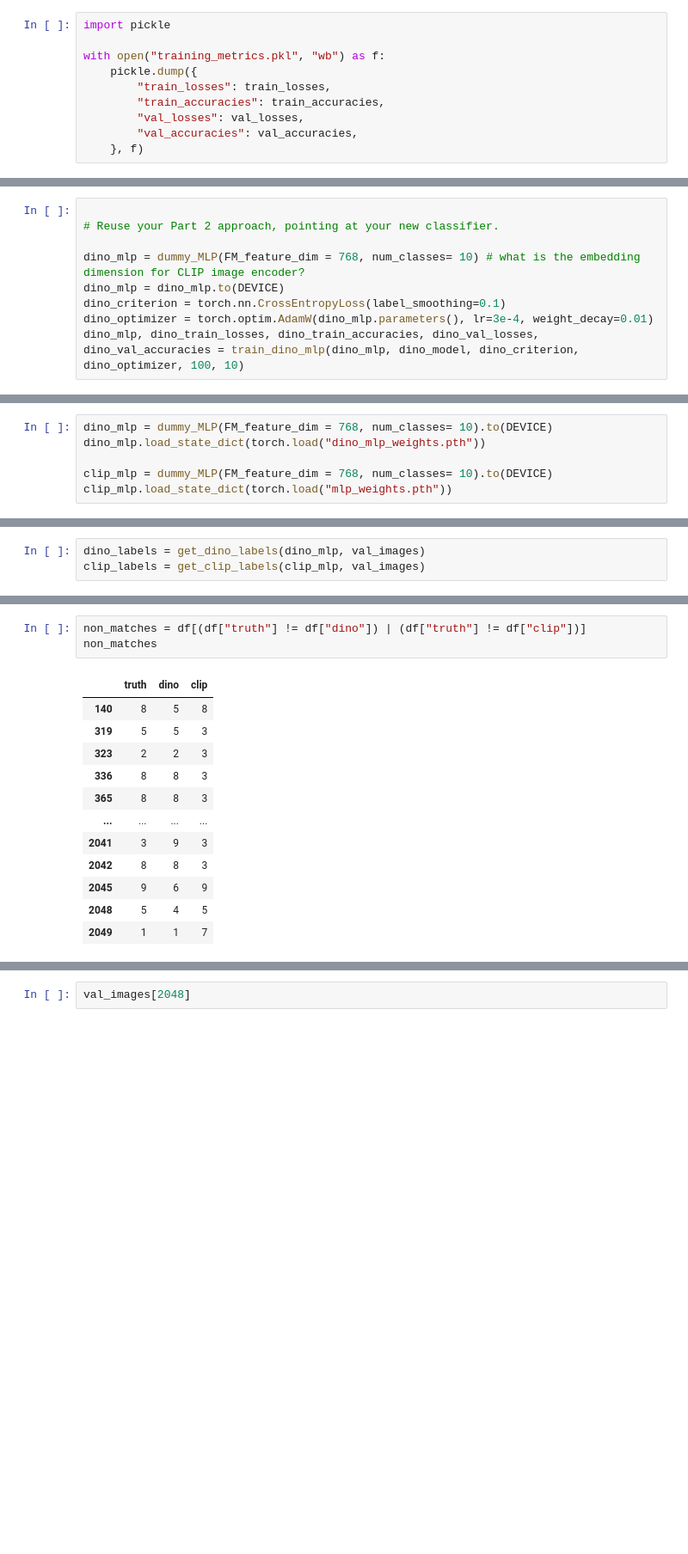
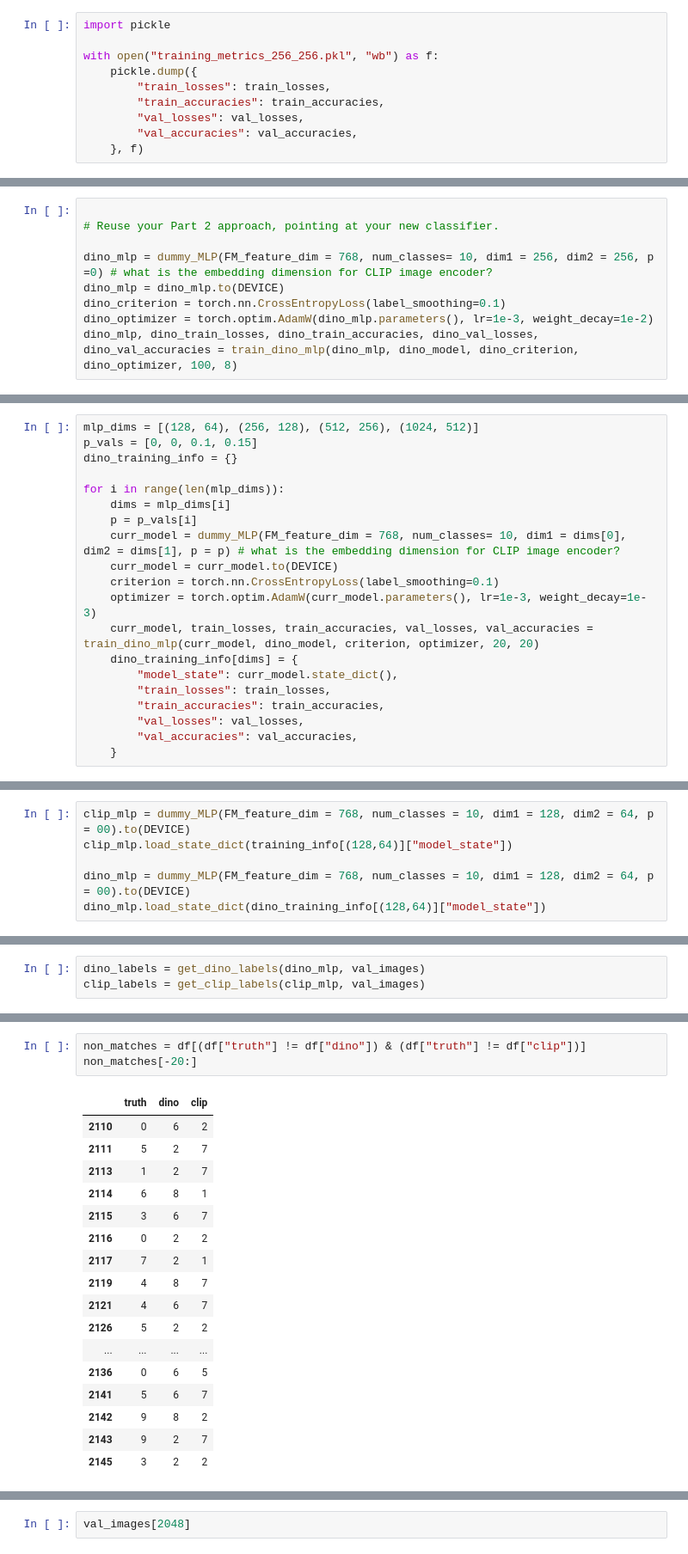
Before and after one commit to JXu2023/proj4, a Jupyter notebook: CS148a_proj4_FM_jxu5.ipynb, the cells around one changed output, grey strips where cells are left out. Shown at 86% size. Drawn from its saved outputs; the diff is of its cells as text; blank space fills up the shorter version.

```diff
--- a/CS148a_proj4_FM_jxu5.ipynb
+++ b/CS148a_proj4_FM_jxu5.ipynb
@@ -539,7 +610,7 @@ torch.save(model.state_dict(), mlp_path)
 # %%
 import pickle
 
-with open("training_metrics.pkl", "wb") as f:
+with open("training_metrics_256_256.pkl", "wb") as f:
     pickle.dump({
         "train_losses": train_losses,
         "train_accuracies": train_accuracies,
@@ -731,9 +808,9 @@ Also, once again, you can reuse code from part 2, make sure to use **new** varia
 
 # Reuse your Part 2 approach, pointing at your new classifier.
 
-dino_mlp = dummy_MLP(FM_feature_dim = 768, num_classes= 10) # what is the embedding dimension for CLIP image encoder?
+dino_mlp = dummy_MLP(FM_feature_dim = 768, num_classes= 10, dim1 = 256, dim2 = 256, p =0) # what is the embedding dimension for CLIP image encoder?
 dino_mlp = dino_mlp.to(DEVICE)
 dino_criterion = torch.nn.CrossEntropyLoss(label_smoothing=0.1)
-dino_optimizer = torch.optim.AdamW(dino_mlp.parameters(), lr=3e-4, weight_decay=0.01)
-dino_mlp, dino_train_losses, dino_train_accuracies, dino_val_losses, dino_val_accuracies = train_dino_mlp(dino_mlp, dino_model, dino_criterion, dino_optimizer, 100, 10)
+dino_optimizer = torch.optim.AdamW(dino_mlp.parameters(), lr=1e-3, weight_decay=1e-2)
+dino_mlp, dino_train_losses, dino_train_accuracies, dino_val_losses, dino_val_accuracies = train_dino_mlp(dino_mlp, dino_model, dino_criterion, dino_optimizer, 100, 8)
 # %% [output]
@@ -756,0 +830,20 @@ Train Loss=0.5902 | Train Acc=0.9881 | Val Loss=0.5922 | Val Acc=0.9839
+# %%
+mlp_dims = [(128, 64), (256, 128), (512, 256), (1024, 512)]
+p_vals = [0, 0, 0.1, 0.15]
+dino_training_info = {}
+
+for i in range(len(mlp_dims)):
+    dims = mlp_dims[i]
+    p = p_vals[i]
+    curr_model = dummy_MLP(FM_feature_dim = 768, num_classes= 10, dim1 = dims[0], dim2 = dims[1], p = p) # what is the embedding dimension for CLIP image encoder?
+    curr_model = curr_model.to(DEVICE)
+    criterion = torch.nn.CrossEntropyLoss(label_smoothing=0.1)
+    optimizer = torch.optim.AdamW(curr_model.parameters(), lr=1e-3, weight_decay=1e-3)
+    curr_model, train_losses, train_accuracies, val_losses, val_accuracies = train_dino_mlp(curr_model, dino_model, criterion, optimizer, 20, 20)
+    dino_training_info[dims] = {
+        "model_state": curr_model.state_dict(),
+        "train_losses": train_losses,
+        "train_accuracies": train_accuracies,
+        "val_losses": val_losses,
+        "val_accuracies": val_accuracies,
+    }
@@ -855,11 +989,11 @@ def get_clip_labels(clip_mlp, image_list: list):
 
     return outputs
 # %%
-dino_mlp = dummy_MLP(FM_feature_dim = 768, num_classes= 10).to(DEVICE)
-dino_mlp.load_state_dict(torch.load("dino_mlp_weights.pth"))
+clip_mlp = dummy_MLP(FM_feature_dim = 768, num_classes = 10, dim1 = 128, dim2 = 64, p = 00).to(DEVICE)
+clip_mlp.load_state_dict(training_info[(128,64)]["model_state"])
 
-clip_mlp = dummy_MLP(FM_feature_dim = 768, num_classes= 10).to(DEVICE)
-clip_mlp.load_state_dict(torch.load("mlp_weights.pth"))
+dino_mlp = dummy_MLP(FM_feature_dim = 768, num_classes = 10, dim1 = 128, dim2 = 64, p = 00).to(DEVICE)
+dino_mlp.load_state_dict(dino_training_info[(128,64)]["model_state"])
 # %% [output]
 <All keys matched successfully>
 # %%
@@ -886,16 +1028,21 @@ df
 # %%
-non_matches = df[(df["truth"] != df["dino"]) | (df["truth"] != df["clip"])]
-non_matches
+non_matches = df[(df["truth"] != df["dino"]) & (df["truth"] != df["clip"])]
+non_matches[-20:]
 # %% [output]
 |  | truth | dino | clip |
-| 140 | 8 | 5 | 8 |
-| 319 | 5 | 5 | 3 |
-| 323 | 2 | 2 | 3 |
-| 336 | 8 | 8 | 3 |
-| 365 | 8 | 8 | 3 |
+| 2110 | 0 | 6 | 2 |
+| 2111 | 5 | 2 | 7 |
+| 2113 | 1 | 2 | 7 |
+| 2114 | 6 | 8 | 1 |
+| 2115 | 3 | 6 | 7 |
+| 2116 | 0 | 2 | 2 |
+| 2117 | 7 | 2 | 1 |
+| 2119 | 4 | 8 | 7 |
+| 2121 | 4 | 6 | 7 |
+| 2126 | 5 | 2 | 2 |
 | ... | ... | ... | ... |
-| 2041 | 3 | 9 | 3 |
-| 2042 | 8 | 8 | 3 |
-| 2045 | 9 | 6 | 9 |
-| 2048 | 5 | 4 | 5 |
-| 2049 | 1 | 1 | 7 |
+| 2136 | 0 | 6 | 5 |
+| 2141 | 5 | 6 | 7 |
+| 2142 | 9 | 8 | 2 |
+| 2143 | 9 | 2 | 7 |
+| 2145 | 3 | 2 | 2 |
```
Also changed, not shown: parts of 34 cells of this notebook, 3 other files.
